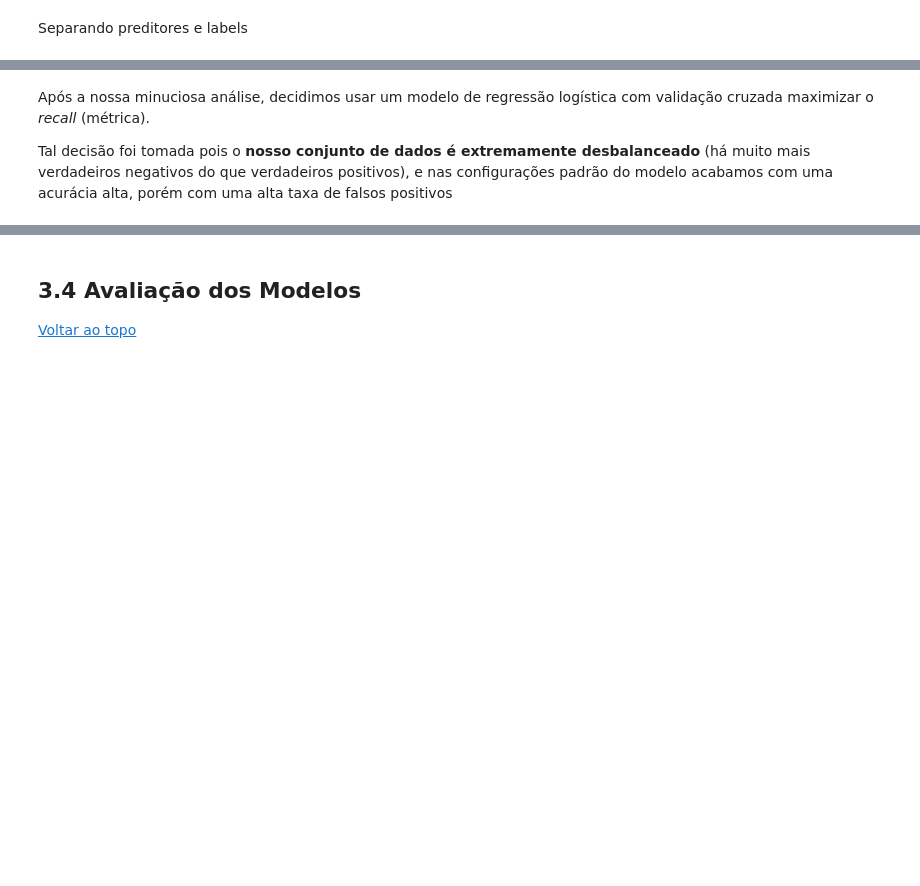
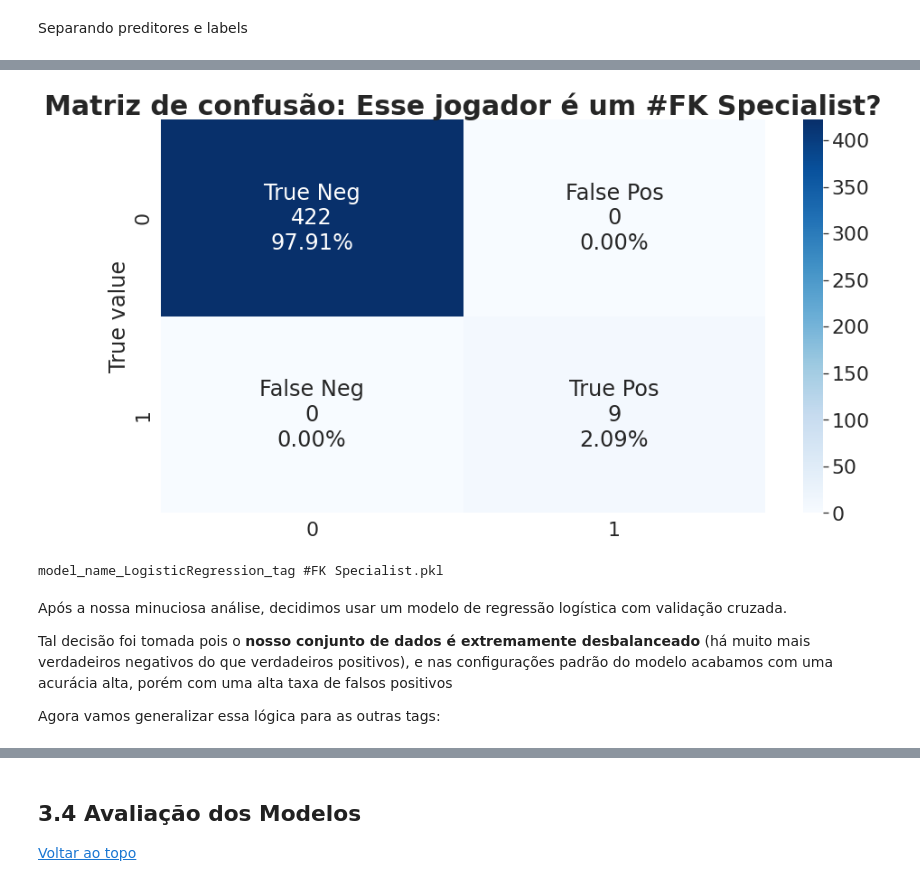
Before and after one commit to olucaslopes/fifa22-players-analysis, a Jupyter notebook: Relatorio.ipynb, the cells around one changed output, grey strips where cells are left out. Drawn from its saved outputs; the diff is of its cells as text; code cells hidden in the pictures; blank space fills up the shorter version.

```diff
--- a/Relatorio.ipynb
+++ b/Relatorio.ipynb
@@ -820,0 +874,15 @@ X_train, X_test, y_train, y_test = train_test_split(
+# %%
+from sklearn.metrics import classification_report
+
+
+feature_columns = order.query("index == 1").coluna.to_list()
+
+# Separando treino e teste
+features_train, features_test, target_train, target_test = train_test_split(features[feature_columns], target, test_size=0.3, random_state=0)
+
+logistic_regression = LogisticRegression().fit(features_train, target_train)
+
+# Avaliando o modelo
+predicted_target = logistic_regression.predict(features_test)
+print(f'{tag}')
+print(f'Classification Report: \n{classification_report(target_test, predicted_target)}')
@@ -821,4 +900,38 @@ X_train, X_test, y_train, y_test = train_test_split(
+# %%
+from sklearn.metrics import confusion_matrix
+
+cf_matrix = confusion_matrix(target_test, predicted_target)
+group_names = ['True Neg','False Pos','False Neg','True Pos']
+group_counts = ["{0:0.0f}".format(value) for value in
+                cf_matrix.flatten()]
+group_percentages = ["{0:.2%}".format(value) for value in
+                     cf_matrix.flatten()/np.sum(cf_matrix)]
+labels = [f"{v1}\n{v2}\n{v3}" for v1, v2, v3 in
+          zip(group_names,group_counts,group_percentages)]
+labels = np.asarray(labels).reshape(2,2)
+
+
+%matplotlib inline
+import matplotlib.pyplot as plt
+import seaborn as sns
+sns.set(font_scale=2)
+
+
+plt.figure(figsize=(15,8))
+plt.title('Matriz de confusão: Esse jogador é um #FK Specialist?', weight='bold').set_fontsize(30)
+sns.heatmap(cf_matrix, annot=labels, fmt='', cmap='Blues')
+plt.ylabel('True value')
+plt.show()
+# %% [output]
+[figure, added]
+# %%
+save_model(logistic_regression, f"LogisticRegression_{tag}")
+# %% [output]
+model_name_LogisticRegression_tag #FK Specialist.pkl
 # %% [markdown]
-Após a nossa minuciosa análise, decidimos usar um modelo de regressão logística com validação cruzada maximizar o *recall* (métrica).
+Após a nossa minuciosa análise, decidimos usar um modelo de regressão logística com validação cruzada.
 
 Tal decisão foi tomada pois o **nosso conjunto de dados é extremamente desbalanceado** (há muito mais verdadeiros negativos do que verdadeiros positivos), e nas configurações padrão do modelo acabamos com uma acurácia alta, porém com uma alta taxa de falsos positivos
+
+
+Agora vamos generalizar essa lógica para as outras tags:
```
Also changed, not shown: parts of 22 cells of this notebook, 28 other files.
